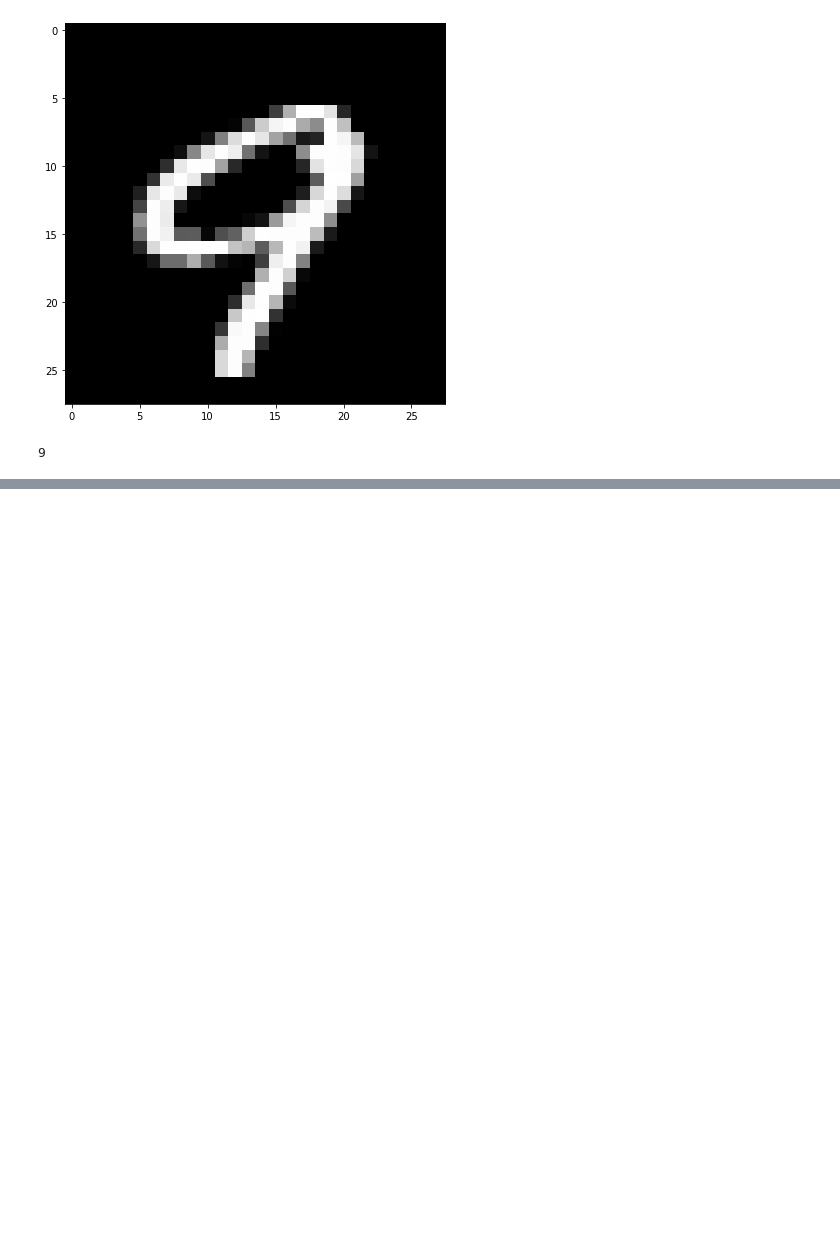
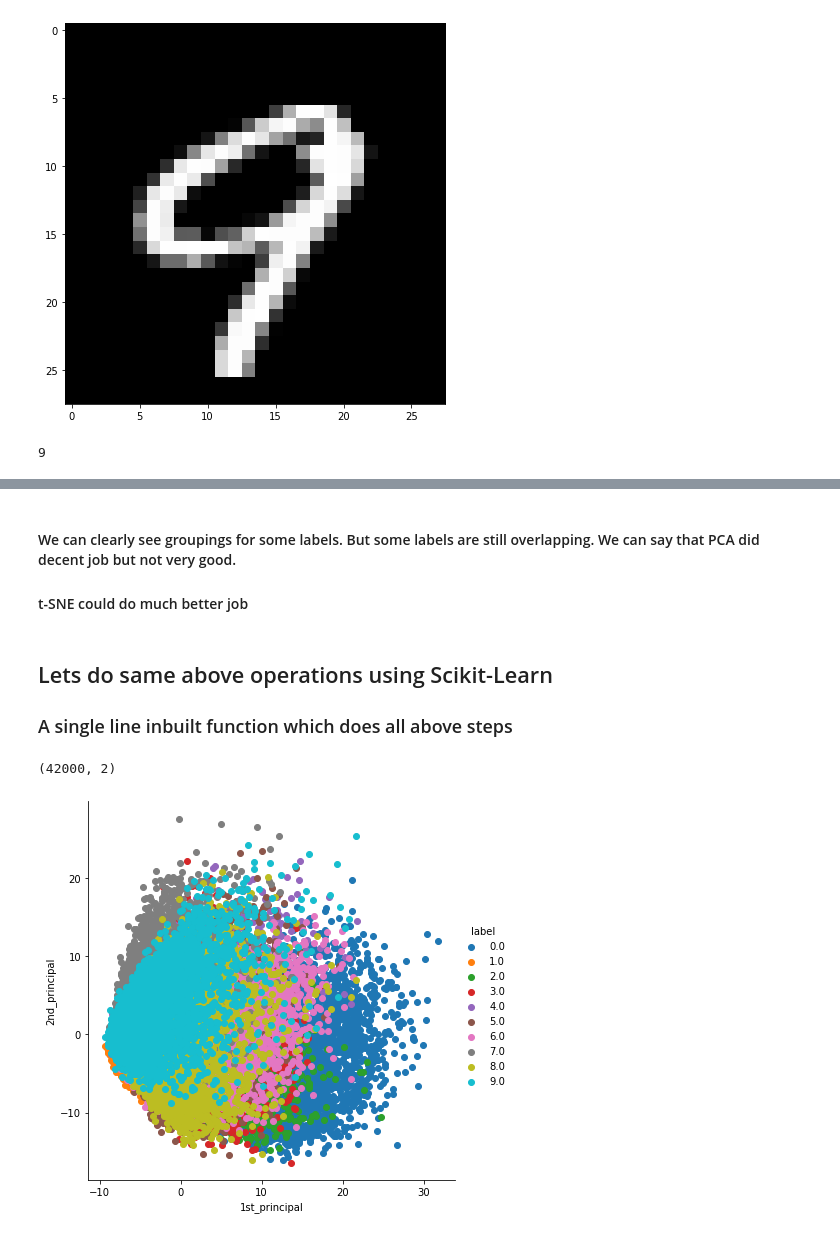
Before and after one commit to parikshitshinge/MNIST-digit-recognizer, a Jupyter notebook: MNIST Digit Recognizer.ipynb, the cells around one changed output, grey strips where cells are left out. Drawn from its saved outputs; the diff is of its cells as text; code cells hidden in the pictures; blank space fills up the shorter version.

```diff
--- a/MNIST Digit Recognizer.ipynb
+++ b/MNIST Digit Recognizer.ipynb
@@ -76,3 +76,9 @@ labels[idx]
 # %% [output]
 [figure]
 9
+# %%
+# Lets do data pre-processing : Standardization of data (xi - mu)/(std-dev)
+
+from sklearn.preprocessing import StandardScaler
+standardized_data = StandardScaler().fit_transform(data)
+standardized_data
@@ -78,0 +163,32 @@ labels[idx]
+# %% [markdown]
+#### We can clearly see groupings for some labels. But some labels are still overlapping. We can say that PCA did decent job but not very good.
+#### t-SNE could do much better job
+# %% [markdown]
+## Lets do same above operations using Scikit-Learn
+
+### A single line inbuilt function which does all above steps
+# %%
+from sklearn import decomposition
+
+pca = decomposition.PCA()
+# %%
+# Lets configure parameters for PCA
+
+pca.n_components = 2 # Set number of components as 2
+pca_data = pca.fit_transform(standardized_data)
+# %%
+pca_data.shape
+# %% [output]
+(42000, 2)
+# %%
+# Lets plot this pca_data
+# Add labels to it
+pca_data = np.vstack((pca_data.T,labels)).T
+
+pca_df = pd.DataFrame(pca_data, columns=("1st_principal", "2nd_principal", "label"))
+
+sns.FacetGrid(pca_df, hue ="label", height=6).map(plt.scatter, '1st_principal', '2nd_principal').add_legend()
+
+plt.show()
+# %% [output]
+[figure, added]
```
Also changed, not shown: parts of 10 cells of this notebook.
